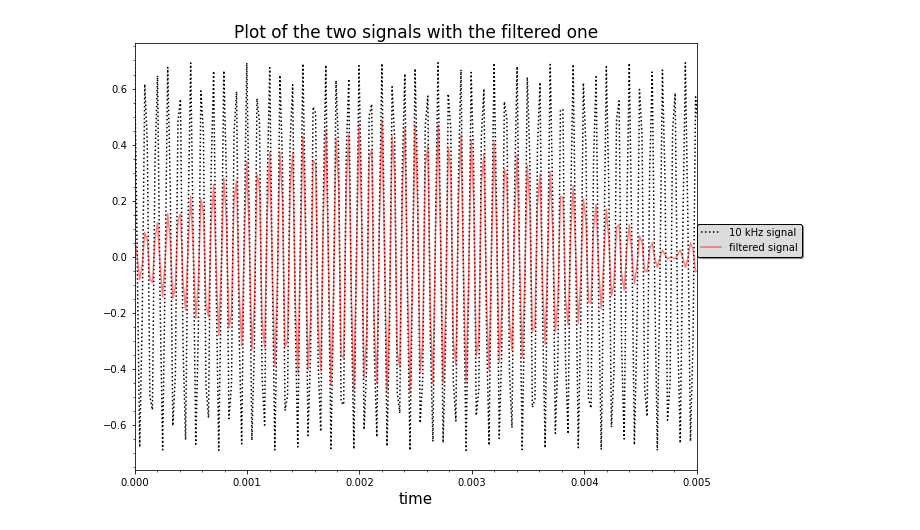
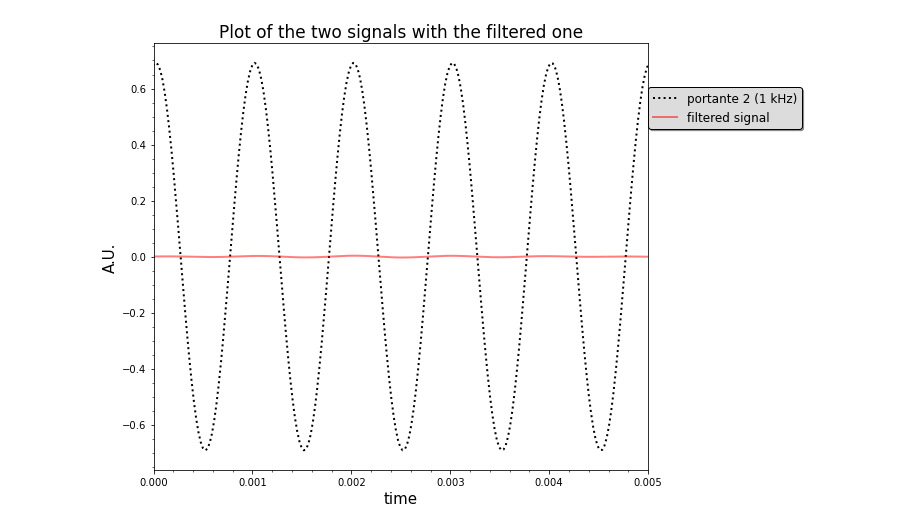
Before and after one commit to GiacomoFrn/MAPD_modA, a Jupyter notebook: python_part.ipynb, the cells around one changed output. Saved outputs shown, nothing was run; the diff lists cells and outputs as text; code cells hidden in the pictures.

```diff
--- a/python_part.ipynb
+++ b/python_part.ipynb
@@ -176,34 +216,34 @@ fig.tight_layout()
 # %%
-multiplication_1 = pow_audio_signal_4*pow_audio_signal_1 # modulante*portante_1
+ multiplication_2 = pow_audio_signal_4*pow_audio_signal_2 # modulante * portante_2
 
 #CONVOLUTION BETWEEN FILTER AND THE SIGNAL
 N=len(coeff)+len(sig_audio_1)-1 #lunghezza della convoluzione (lunghezza segnale + lunghezza coefficienti - 1)
 
 
 #fft_coeff = fftpack.fft(coeff,N)    #Shift della fase
-fft_multiplication_1 = fftpack.fft(multiplication_1,N)
-out_corr = fft_multiplication_1*fft_coeff_corr
-out = fft_multiplication_1*fft_coeff
+fft_multiplication_2 = fftpack.fft(multiplication_2,N)
+out_corr = fft_multiplication_2*fft_coeff_corr
+out = fft_multiplication_2*fft_coeff
 freqs = fftpack.fftfreq(N)
 idx=np.argsort(freqs)
 #TIME DOMAIN FILTERED SIGNAL
 time_output = fftpack.ifft(out,N)
 time_output_corr = fftpack.ifft(out_corr,N)
 #print(time_output)
 time_output=time_output[numtaps-1:]
 time_output_corr=time_output_corr[numtaps-1:]
 fig, ax = plt.subplots(nrows=1, ncols=1, figsize=(10,7))
 #ax.plot(time_axis-(10/freq_sample_1),pow_audio_signal_1,color='blue', label='10 kHz signal', alpha=0.5)# Non prendiamo i primi 10, quindi shiftiamo l'11 al primo posto
-ax.plot(time_axis-(10/freq_sample_1),pow_audio_signal_1,':',color='black', label='10 kHz signal') #portnate_1
-ax.plot(time_axis,time_output_corr,color='red', label='filtered signal', alpha=0.5)
+ax.plot(time_axis-(10/freq_sample_1),pow_audio_signal_2,':',color='black', label='portante 2 (1 kHz)', linewidth=2)
+ax.plot(time_axis,time_output_corr,color='red', label='filtered signal', alpha=0.5, linewidth=2)
 ax.set_xlim(left=0, right=5/1000)
 ax.set_xlabel('time', fontsize=15)
-ax.legend(shadow=True, framealpha=1, facecolor='gainsboro', edgecolor='black', prop={'size':10}, loc=[1,0.5])
+ax.legend(shadow=True, framealpha=1, facecolor='gainsboro', edgecolor='black', prop={'size':12}, loc=[1,0.8])
 ax.set_title('Plot of the two signals with the filtered one', fontsize=17)
+ax.set_ylabel('A.U.', fontsize=15)
 ax.minorticks_on()
 
-#0.5*(freq_sample_1)/(10*10000*1000)
 # rossa = filtrato, blu=modulante=segnale utile, nera = portante
 fig.tight_layout()
 # %% [output]
-[figure, old version]
+[figure, new version]
```
Also changed, not shown: parts of 8 cells of this notebook.
